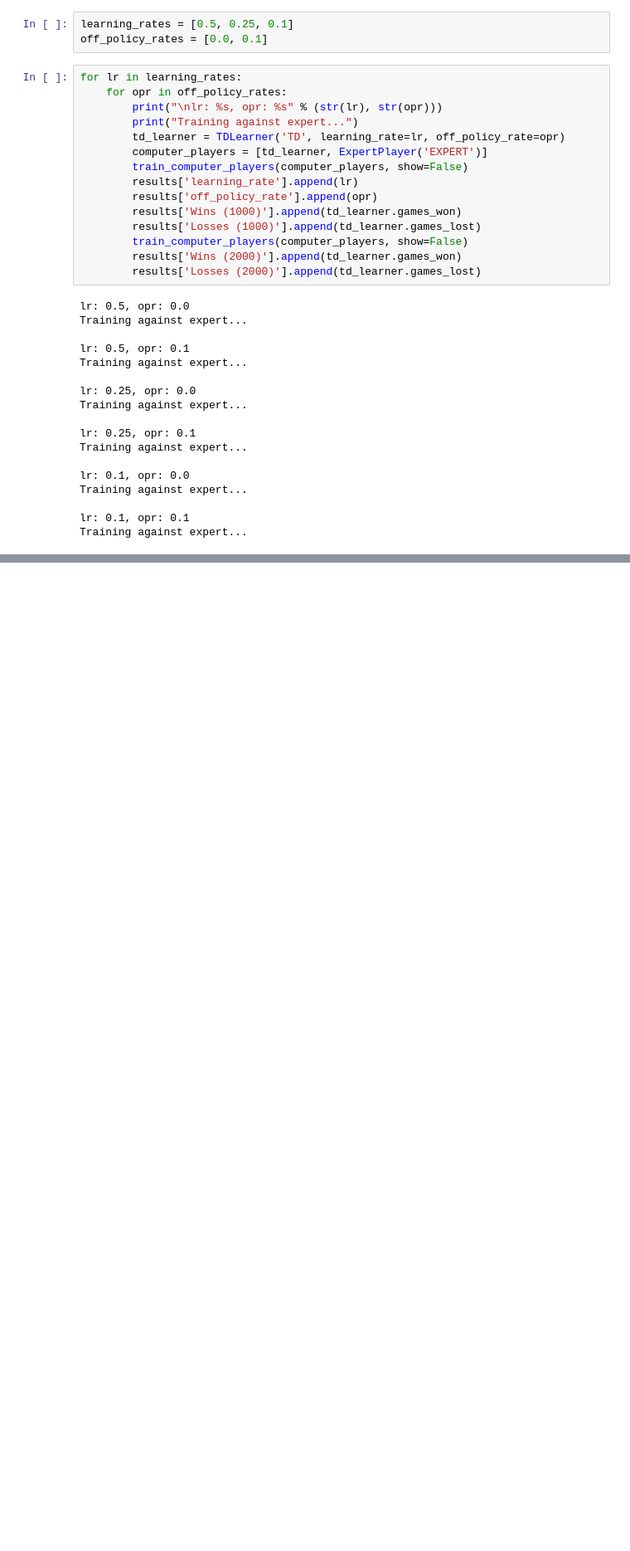
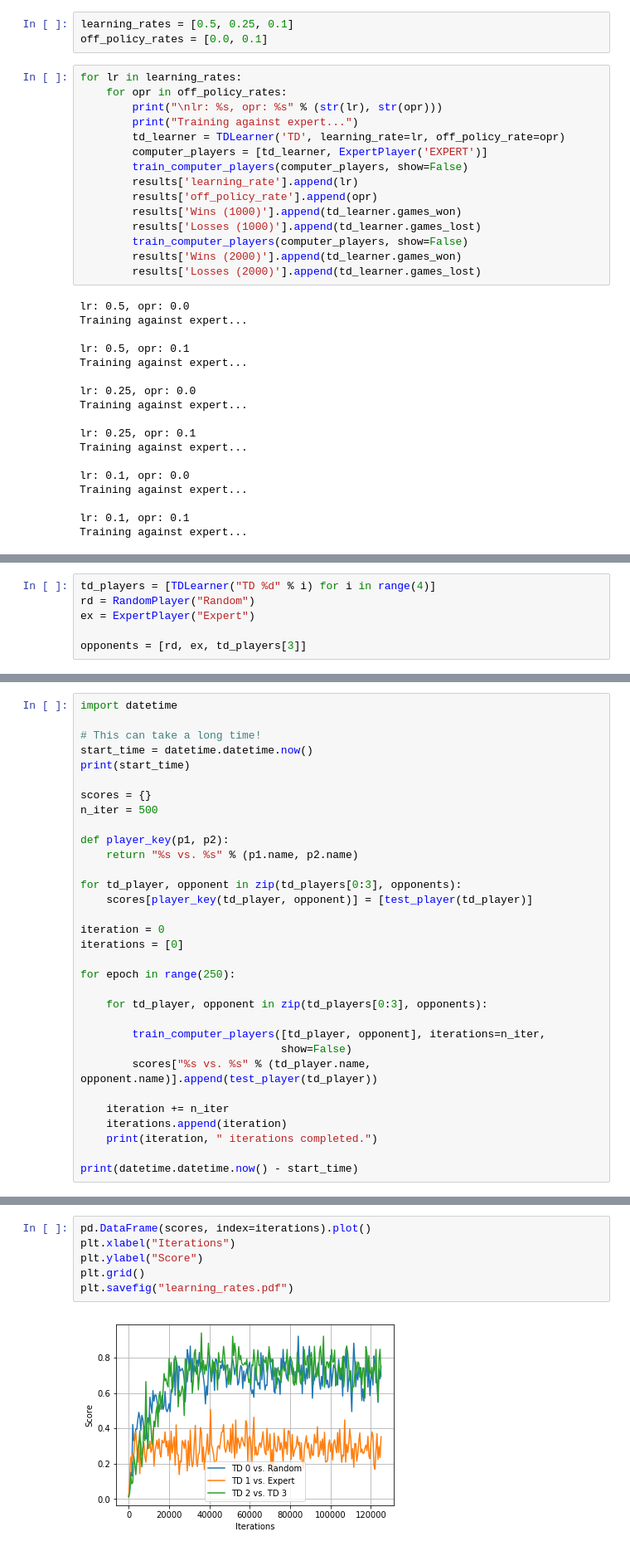
Before and after one commit to billtubbs/game-learner, a Jupyter notebook: Tic Tac Toe Game_Noughts and Crosses.ipynb, the cells around one changed output, grey strips where cells are left out. Shown: that part at 83% size. Drawn from its saved outputs; the diff is of its cells as text; blank space fills up the shorter version.

Commit message:
Bug fix with random seed
Also added a demo of learning curves.

```diff
--- a/Tic Tac Toe Game_Noughts and Crosses.ipynb
+++ b/Tic Tac Toe Game_Noughts and Crosses.ipynb
@@ -373,0 +378,6 @@ good_results
+# %%
+td_players = [TDLearner("TD %d" % i) for i in range(4)]
+rd = RandomPlayer("Random")
+ex = ExpertPlayer("Expert")
+
+opponents = [rd, ex, td_players[3]]
@@ -373,0 +389,32 @@ good_results
+# %%
+import datetime
+
+# This can take a long time!
+start_time = datetime.datetime.now()
+print(start_time)
+
+scores = {}
+n_iter = 500
+
+def player_key(p1, p2):
+    return "%s vs. %s" % (p1.name, p2.name)
+
+for td_player, opponent in zip(td_players[0:3], opponents):
+    scores[player_key(td_player, opponent)] = [test_player(td_player)]
+
+iteration = 0
+iterations = [0]
+
+for epoch in range(250):
+
+    for td_player, opponent in zip(td_players[0:3], opponents):
+
+        train_computer_players([td_player, opponent], iterations=n_iter,
+                               show=False)
+        scores["%s vs. %s" % (td_player.name, opponent.name)].append(test_player(td_player))
+
+    iteration += n_iter
+    iterations.append(iteration)
+    print(iteration, " iterations completed.")
+
+print(datetime.datetime.now() - start_time)
@@ -373,0 +448,8 @@ good_results
+# %%
+pd.DataFrame(scores, index=iterations).plot()
+plt.xlabel("Iterations")
+plt.ylabel("Score")
+plt.grid()
+plt.savefig("learning_rates.pdf")
+# %% [output]
+[figure, added]
```
Also changed, not shown: parts of 17 cells of this notebook, 1 other file.
